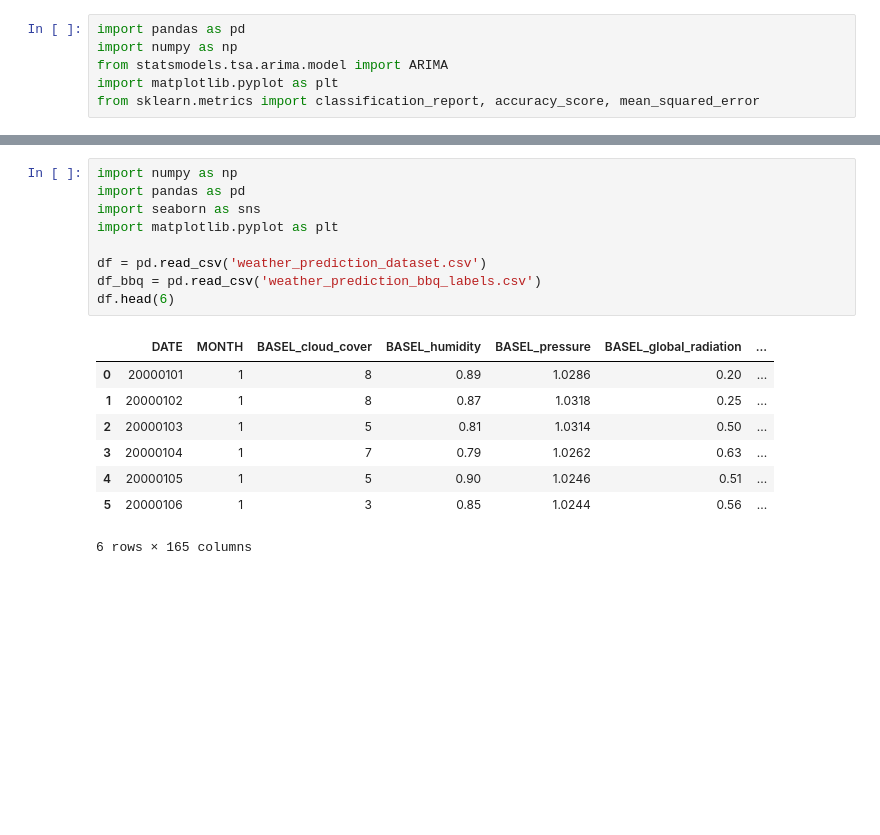
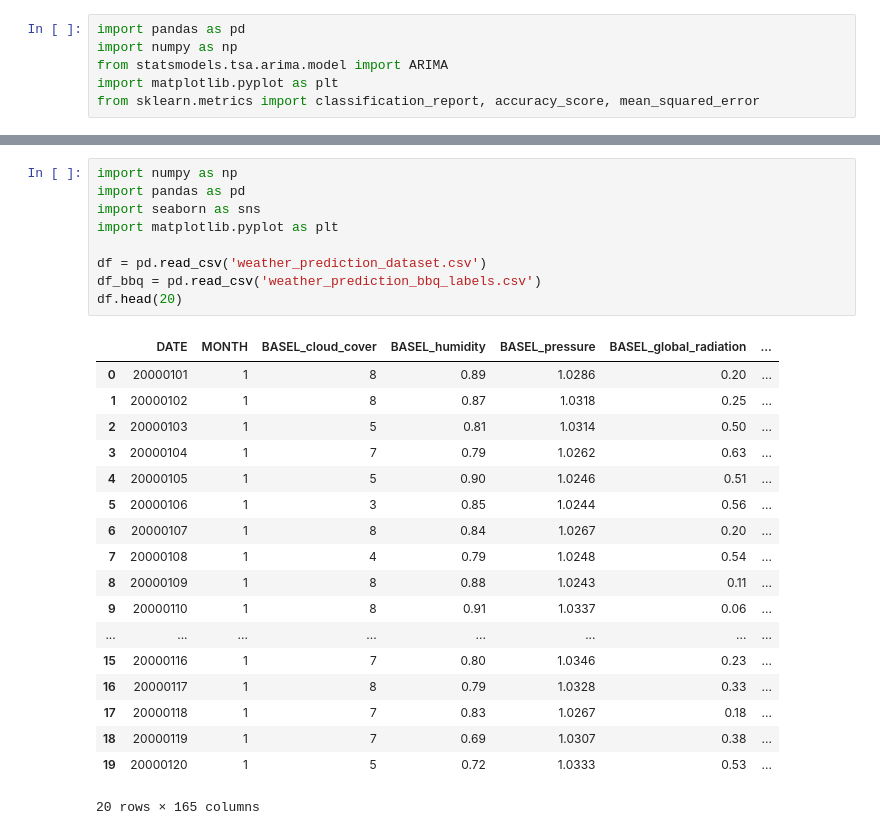
Before and after one commit to catherineachu/mathematics-and-ai, a Jupyter notebook: Weather/Weather.ipynb, the cells around one changed output, grey strips where cells are left out. Saved outputs shown, nothing was run; the diff lists cells and outputs as text; blank space fills up the shorter version.

```diff
--- a/Weather/Weather.ipynb
+++ b/Weather/Weather.ipynb
@@ -35,21 +41,31 @@ plt.show()
 # %%
 import numpy as np
 import pandas as pd
 import seaborn as sns
 import matplotlib.pyplot as plt
 
 df = pd.read_csv('weather_prediction_dataset.csv')
 df_bbq = pd.read_csv('weather_prediction_bbq_labels.csv')
-df.head(6)
+df.head(20)
 # %% [output]
 |  | DATE | MONTH | BASEL_cloud_cover | BASEL_humidity | BASEL_pressure | BASEL_global_radiation | ... |
 | 0 | 20000101 | 1 | 8 | 0.89 | 1.0286 | 0.20 | ... |
 | 1 | 20000102 | 1 | 8 | 0.87 | 1.0318 | 0.25 | ... |
 | 2 | 20000103 | 1 | 5 | 0.81 | 1.0314 | 0.50 | ... |
 | 3 | 20000104 | 1 | 7 | 0.79 | 1.0262 | 0.63 | ... |
 | 4 | 20000105 | 1 | 5 | 0.90 | 1.0246 | 0.51 | ... |
 | 5 | 20000106 | 1 | 3 | 0.85 | 1.0244 | 0.56 | ... |
+| 6 | 20000107 | 1 | 8 | 0.84 | 1.0267 | 0.20 | ... |
+| 7 | 20000108 | 1 | 4 | 0.79 | 1.0248 | 0.54 | ... |
+| 8 | 20000109 | 1 | 8 | 0.88 | 1.0243 | 0.11 | ... |
+| 9 | 20000110 | 1 | 8 | 0.91 | 1.0337 | 0.06 | ... |
+| ... | ... | ... | ... | ... | ... | ... | ... |
+| 15 | 20000116 | 1 | 7 | 0.80 | 1.0346 | 0.23 | ... |
+| 16 | 20000117 | 1 | 8 | 0.79 | 1.0328 | 0.33 | ... |
+| 17 | 20000118 | 1 | 7 | 0.83 | 1.0267 | 0.18 | ... |
+| 18 | 20000119 | 1 | 7 | 0.69 | 1.0307 | 0.38 | ... |
+| 19 | 20000120 | 1 | 5 | 0.72 | 1.0333 | 0.53 | ... |
-6 rows × 165 columns
+20 rows × 165 columns
 # %%
 df.columns[51:60]
 df_heathrow = df[['HEATHROW_cloud_cover', 'HEATHROW_humidity', 'HEATHROW_pressure',
```
Also changed, not shown: parts of 30 cells of this notebook.
